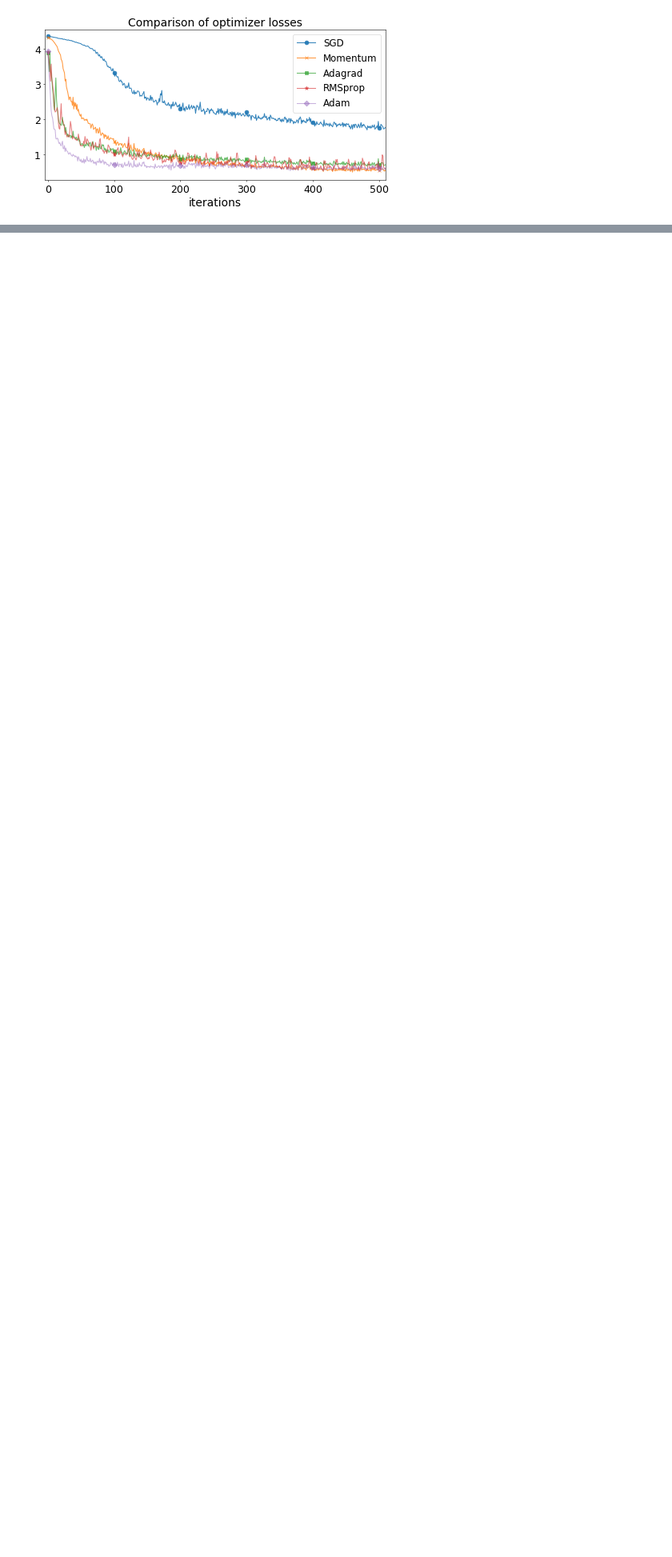
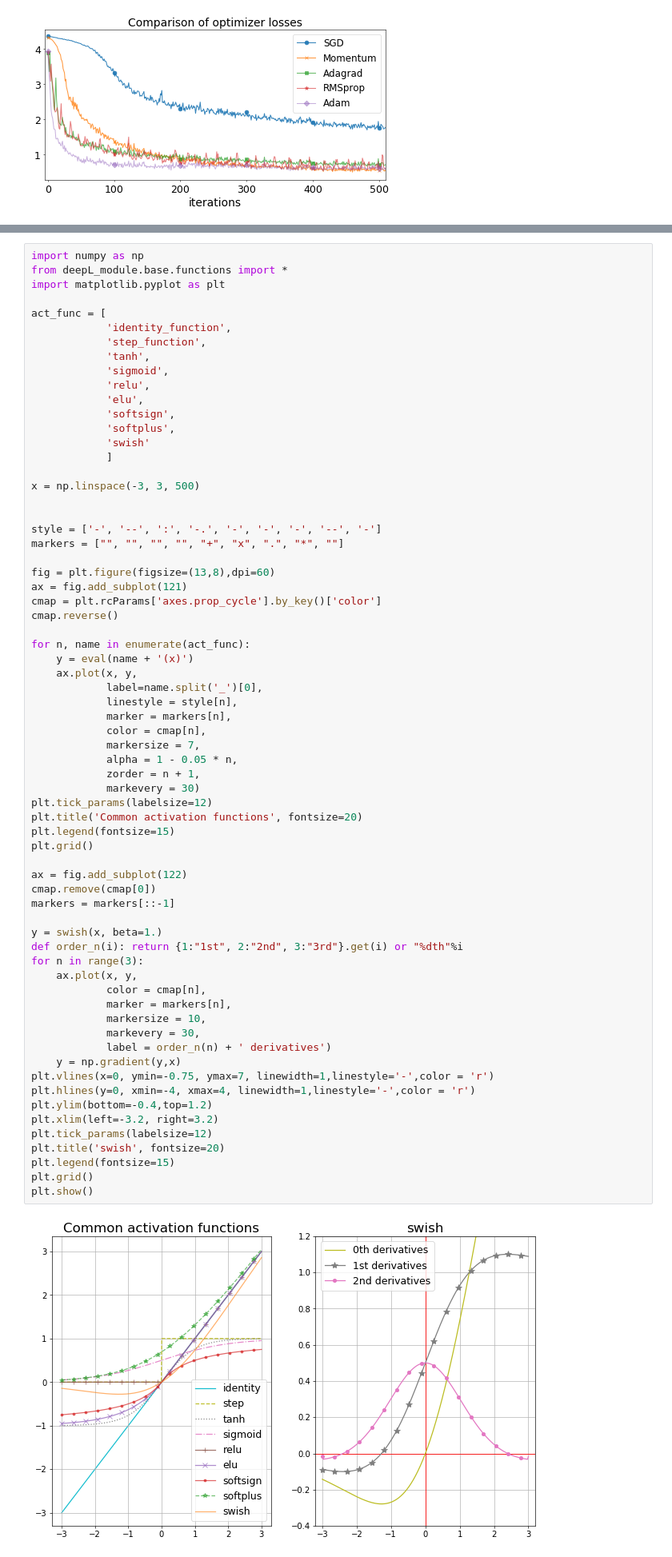
Before and after one commit to oilneck/prml_python, a Jupyter notebook: Notebook/test_Deep_learning.ipynb, the cells around one changed output, grey strips where cells are left out. Shown: that part at 80% size. Drawn from its saved outputs; the diff is of its cells as text; blank space fills up the shorter version.

```diff
--- a/Notebook/test_Deep_learning.ipynb
+++ b/Notebook/test_Deep_learning.ipynb
@@ -588,0 +593,69 @@ method:Adam             loss:0.58421
+# %%
+import numpy as np
+from deepL_module.base.functions import *
+import matplotlib.pyplot as plt
+
+act_func = [
+            'identity_function',
+            'step_function',
+            'tanh',
+            'sigmoid',
+            'relu',
+            'elu',
+            'softsign',
+            'softplus',
+            'swish'
+            ]
+
+x = np.linspace(-3, 3, 500)
+
+
+style = ['-', '--', ':', '-.', '-', '-', '-', '--', '-']
+markers = ["", "", "", "", "+", "x", ".", "*", ""]
+
+fig = plt.figure(figsize=(13,8),dpi=60)
+ax = fig.add_subplot(121)
+cmap = plt.rcParams['axes.prop_cycle'].by_key()['color']
+cmap.reverse()
+
+for n, name in enumerate(act_func):
+    y = eval(name + '(x)')
+    ax.plot(x, y,
+            label=name.split('_')[0],
+            linestyle = style[n],
+            marker = markers[n],
+            color = cmap[n],
+            markersize = 7,
+            alpha = 1 - 0.05 * n,
+            zorder = n + 1,
+            markevery = 30)
+plt.tick_params(labelsize=12)
+plt.title('Common activation functions', fontsize=20)
+plt.legend(fontsize=15)
+plt.grid()
+
+ax = fig.add_subplot(122)
+cmap.remove(cmap[0])
+markers = markers[::-1]
+
+y = swish(x, beta=1.)
+def order_n(i): return {1:"1st", 2:"2nd", 3:"3rd"}.get(i) or "%dth"%i
+for n in range(3):
+    ax.plot(x, y,
+            color = cmap[n],
+            marker = markers[n],
+            markersize = 10,
+            markevery = 30,
+            label = order_n(n) + ' derivatives')
+    y = np.gradient(y,x)
+plt.vlines(x=0, ymin=-0.75, ymax=7, linewidth=1,linestyle='-',color = 'r')
+plt.hlines(y=0, xmin=-4, xmax=4, linewidth=1,linestyle='-',color = 'r')
+plt.ylim(bottom=-0.4,top=1.2)
+plt.xlim(left=-3.2, right=3.2)
+plt.tick_params(labelsize=12)
+plt.title('swish', fontsize=20)
+plt.legend(fontsize=15)
+plt.grid()
+plt.show()
+# %% [output]
+[figure, added]
```
Also changed, not shown: parts of 2 cells of this notebook.
